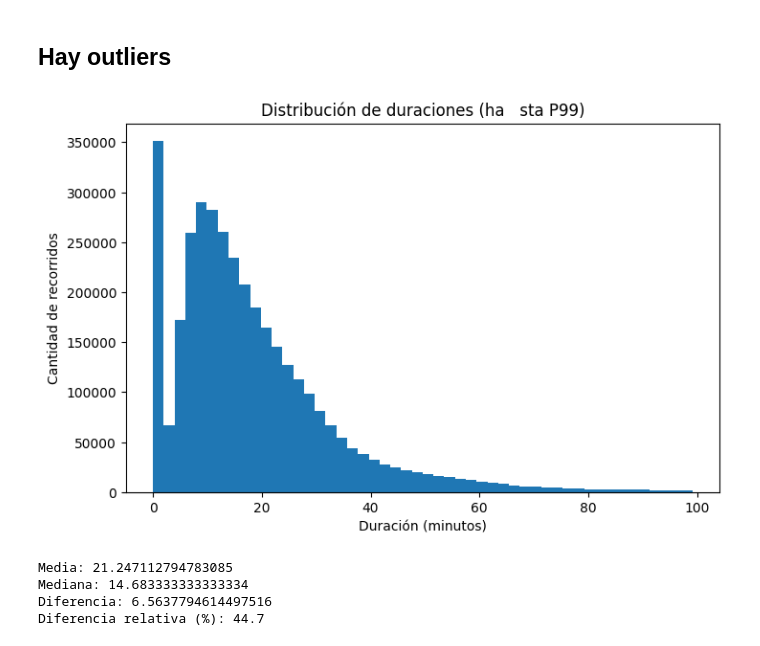
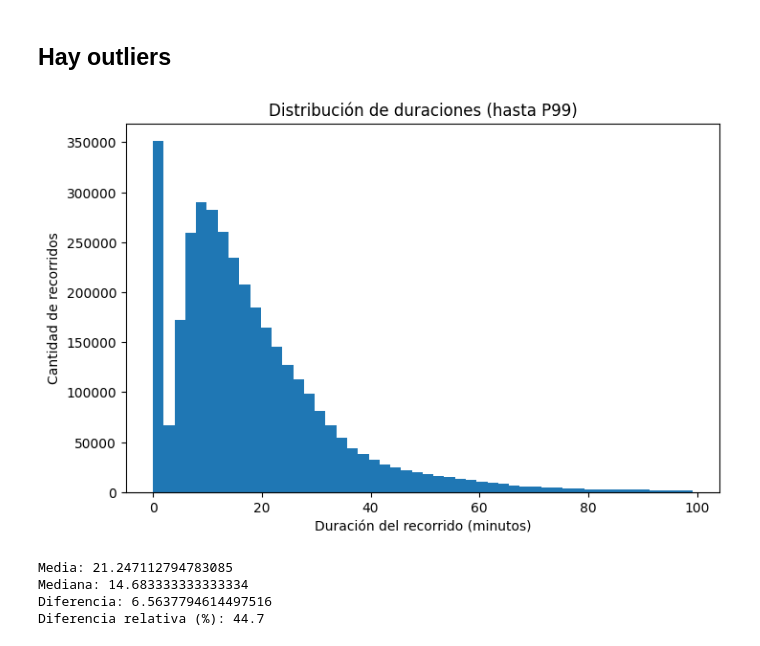
Before and after one commit to JuanPalomeque/Recorridos-en-Ecobicis, a Jupyter notebook: ecobicis.ipynb, the cells around one changed output. Saved outputs shown, nothing was run; the diff lists cells and outputs as text; code cells hidden in the pictures.

```diff
--- a/ecobicis.ipynb
+++ b/ecobicis.ipynb
@@ -249,14 +249,14 @@ plt.show()
 # %%
 p99 = df['duracion_minutos'].quantile(0.99)  # los datos que estan en el 99 % de los valores
 
 plt.figure(figsize=(8,5))
 df.loc[df['duracion_minutos'] <= p99, 'duracion_minutos'].plot(kind='hist', bins=50)
-plt.title('Distribución de duraciones (ha   sta P99)')
-plt.xlabel('Duración (minutos)')
+plt.title('Distribución de duraciones (hasta P99)')
+plt.xlabel('Duración del recorrido (minutos)')
 plt.ylabel('Cantidad de recorridos')
 plt.show()
 # %% [output]
-[figure, old version]
+[figure, new version]
 # %%
 # Sesgada a la derecha asimétrica
 # %%
```
Also changed, not shown: parts of 3 cells of this notebook, 2 other files.
